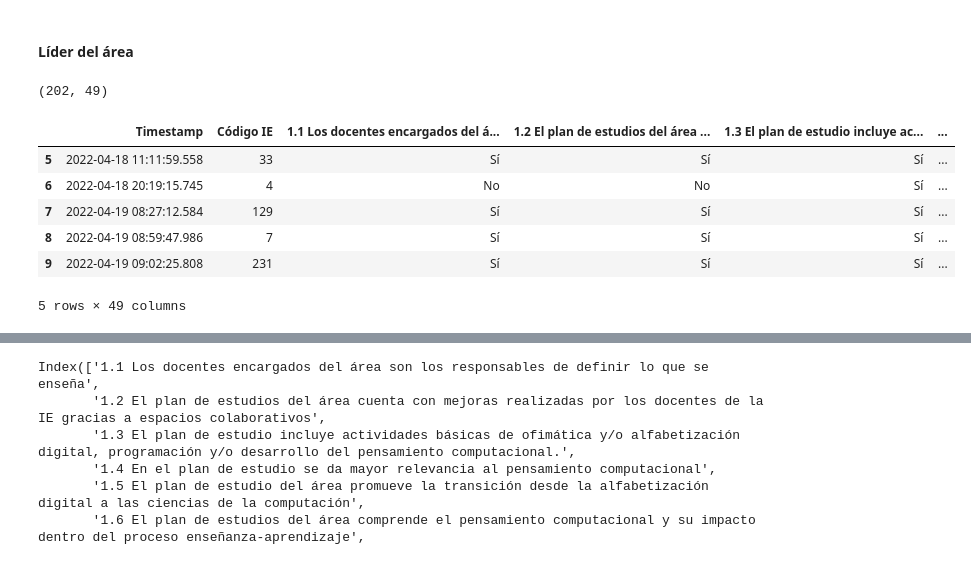
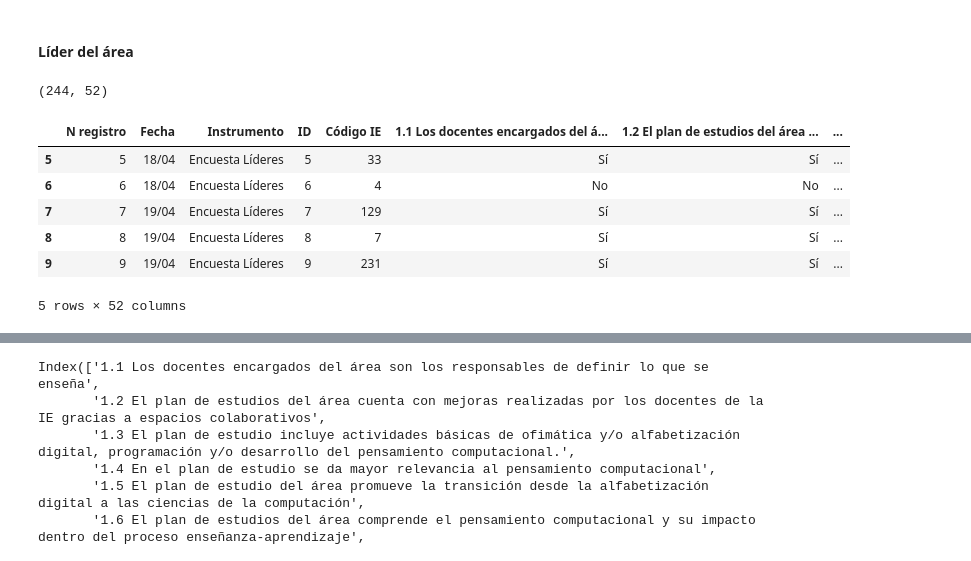
Before and after one commit to mariaf494/CFK2022, a Jupyter notebook: utils/cleaners/Marco_consolidacion/consolidacion_D2.ipynb, the cells around one changed output, grey strips where cells are left out. Drawn from its saved outputs; the diff is of its cells as text; code cells hidden in the pictures.

```diff
--- a/utils/cleaners/Marco_consolidacion/consolidacion_D2.ipynb
+++ b/utils/cleaners/Marco_consolidacion/consolidacion_D2.ipynb
@@ -9,4 +10,6 @@ cat_type = CategoricalDtype(categories=['1A', '1B', '2A', '2B', '3','4', '5'],
 ## Currículo y calificaciones: Dimensión 2
 # %% [markdown]
 #### Revisión plan de estudios
+# %%
+ruta_git = pathlib.Path().cwd().parent.parent.parent
 # %%
@@ -99,21 +97,21 @@ NameError: name 'plan1' is not defined
 # %% [markdown]
 #### Líder del área
 # %%
-plan2 = pd.read_excel('../../../data/raw/Lid_Con_Pre_130522.xlsx')
+plan2 = pd.read_excel(ruta_git/'data/descargables/LiderCFK.xlsx', index_col=0)
 plan2 = plan2.dropna(subset='1.1 Los docentes encargados del área son los responsables de definir lo que se enseña')
-plan2 = plan2[plan2['Código IE']<300]
+
 plan2[plan2.filter(regex=r'^1.').columns.tolist()] = plan2[plan2.filter(regex=r'^1.').columns.tolist()].fillna("No")
 print(plan2.shape)
 plan2.head()
 # %% [output]
-(202, 49)
+(244, 52)
-|  | Timestamp | Código IE | 1.1 Los docentes encargados del á... | 1.2 El plan de estudios del área ... | 1.3 El plan de estudio incluye ac... | ... |
-| 5 | 2022-04-18 11:11:59.558 | 33 | Sí | Sí | Sí | ... |
-| 6 | 2022-04-18 20:19:15.745 | 4 | No | No | Sí | ... |
-| 7 | 2022-04-19 08:27:12.584 | 129 | Sí | Sí | Sí | ... |
-| 8 | 2022-04-19 08:59:47.986 | 7 | Sí | Sí | Sí | ... |
-| 9 | 2022-04-19 09:02:25.808 | 231 | Sí | Sí | Sí | ... |
+|  | N registro | Fecha | Instrumento | ID | Código IE | 1.1 Los docentes encargados del á... | 1.2 El plan de estudios del área ... | ... |
+| 5 | 5 | 18/04 | Encuesta Líderes | 5 | 33 | Sí | Sí | ... |
+| 6 | 6 | 18/04 | Encuesta Líderes | 6 | 4 | No | No | ... |
+| 7 | 7 | 19/04 | Encuesta Líderes | 7 | 129 | Sí | Sí | ... |
+| 8 | 8 | 19/04 | Encuesta Líderes | 8 | 7 | Sí | Sí | ... |
+| 9 | 9 | 19/04 | Encuesta Líderes | 9 | 231 | Sí | Sí | ... |
-5 rows × 49 columns
+5 rows × 52 columns
 # %%
 plan2[plan2['Código IE']==82]
 # %% [output]
```
Also changed, not shown: parts of 8 cells of this notebook, 13 other files.
